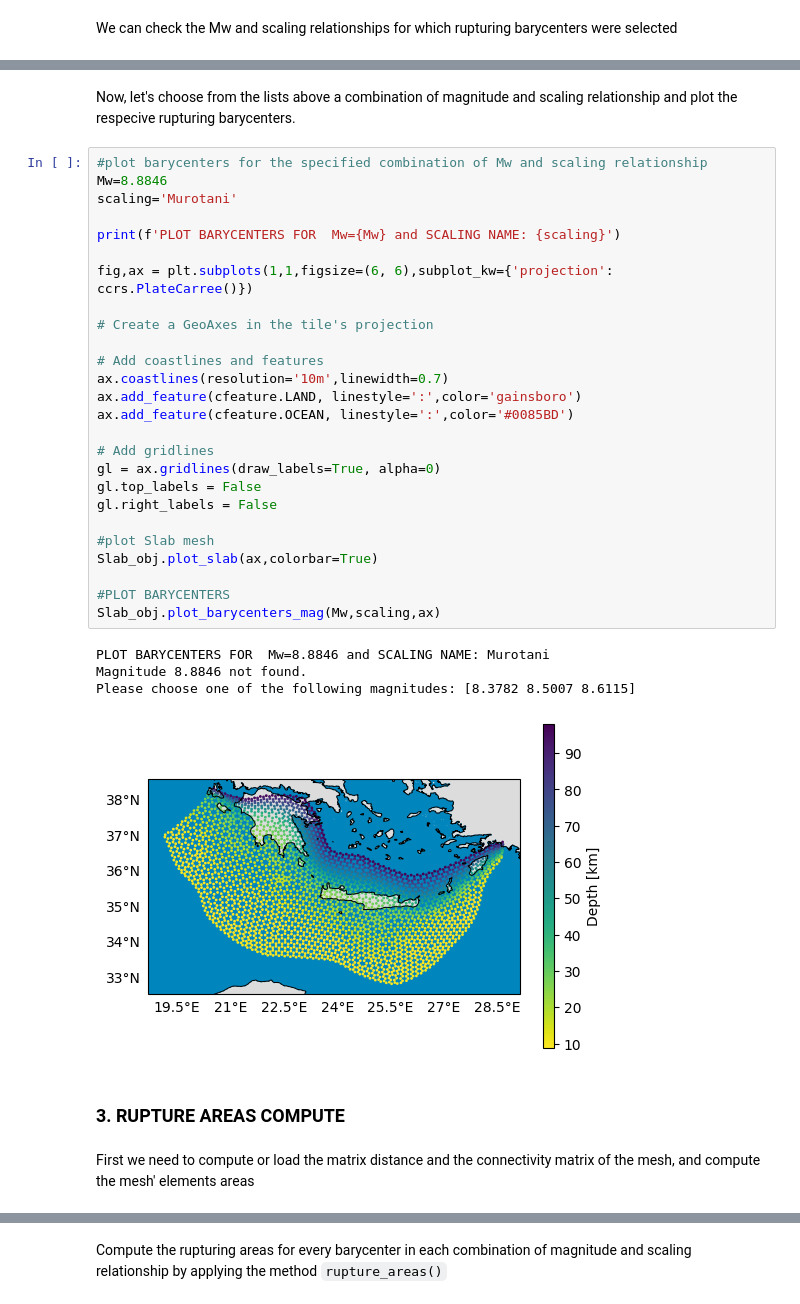
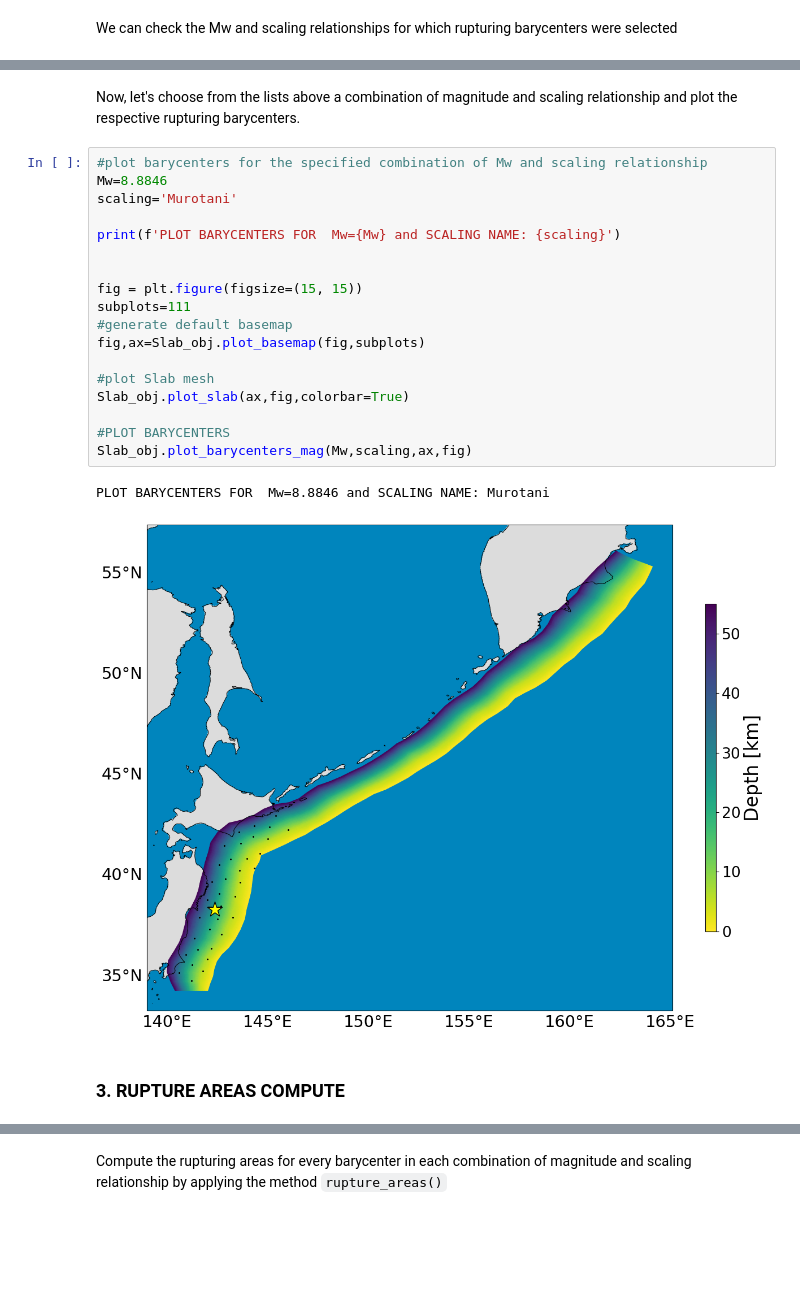
Before and after one commit to antonioscalaunina/pyANTI-FASc, a Jupyter notebook: bin/antifasc_main.ipynb, the cells around one changed output, grey strips where cells are left out. Saved outputs shown, nothing was run; the diff lists cells and outputs as text; blank space fills up the shorter version.

```diff
--- a/bin/antifasc_main.ipynb
+++ b/bin/antifasc_main.ipynb
@@ -93,39 +92,27 @@ Mw: [8.3782 8.5007 8.6115]
 Scaling names: ['Murotani', 'Strasser']
 # %% [markdown]
-Now, let's choose from the lists above a combination of magnitude and scaling relationship and plot the respecive rupturing barycenters.
+Now, let's choose from the lists above a combination of magnitude and scaling relationship and plot the respective rupturing barycenters.
 # %%
 #plot barycenters for the specified combination of Mw and scaling relationship
 Mw=8.8846
 scaling='Murotani'
 
 print(f'PLOT BARYCENTERS FOR  Mw={Mw} and SCALING NAME: {scaling}')
 
-fig,ax = plt.subplots(1,1,figsize=(6, 6),subplot_kw={'projection': ccrs.PlateCarree()})
 
-# Create a GeoAxes in the tile's projection
-
-# Add coastlines and features
-ax.coastlines(resolution='10m',linewidth=0.7)
-ax.add_feature(cfeature.LAND, linestyle=':',color='gainsboro')
-ax.add_feature(cfeature.OCEAN, linestyle=':',color='#0085BD')
-
-# Add gridlines
-gl = ax.gridlines(draw_labels=True, alpha=0)
-gl.top_labels = False
-gl.right_labels = False
+fig = plt.figure(figsize=(15, 15))
+subplots=111
+#generate default basemap
+fig,ax=Slab_obj.plot_basemap(fig,subplots)
 
 #plot Slab mesh
-Slab_obj.plot_slab(ax,colorbar=True)
+Slab_obj.plot_slab(ax,fig,colorbar=True)
 
 #PLOT BARYCENTERS
-Slab_obj.plot_barycenters_mag(Mw,scaling,ax)
+Slab_obj.plot_barycenters_mag(Mw,scaling,ax,fig)
 # %% [output]
 PLOT BARYCENTERS FOR  Mw=8.8846 and SCALING NAME: Murotani
-Magnitude 8.8846 not found.
-Please choose one of the following magnitudes: [8.3782 8.5007 8.6115]
-[figure, old version]
+[figure, new version]
 # %% [markdown]
 
 ### 3. RUPTURE AREAS COMPUTE
-# %% [markdown]
-First we need to compute or load the matrix distance and the connectivity matrix of the mesh, and compute the mesh' elements areas
```
Also changed, not shown: parts of 15 cells of this notebook.
